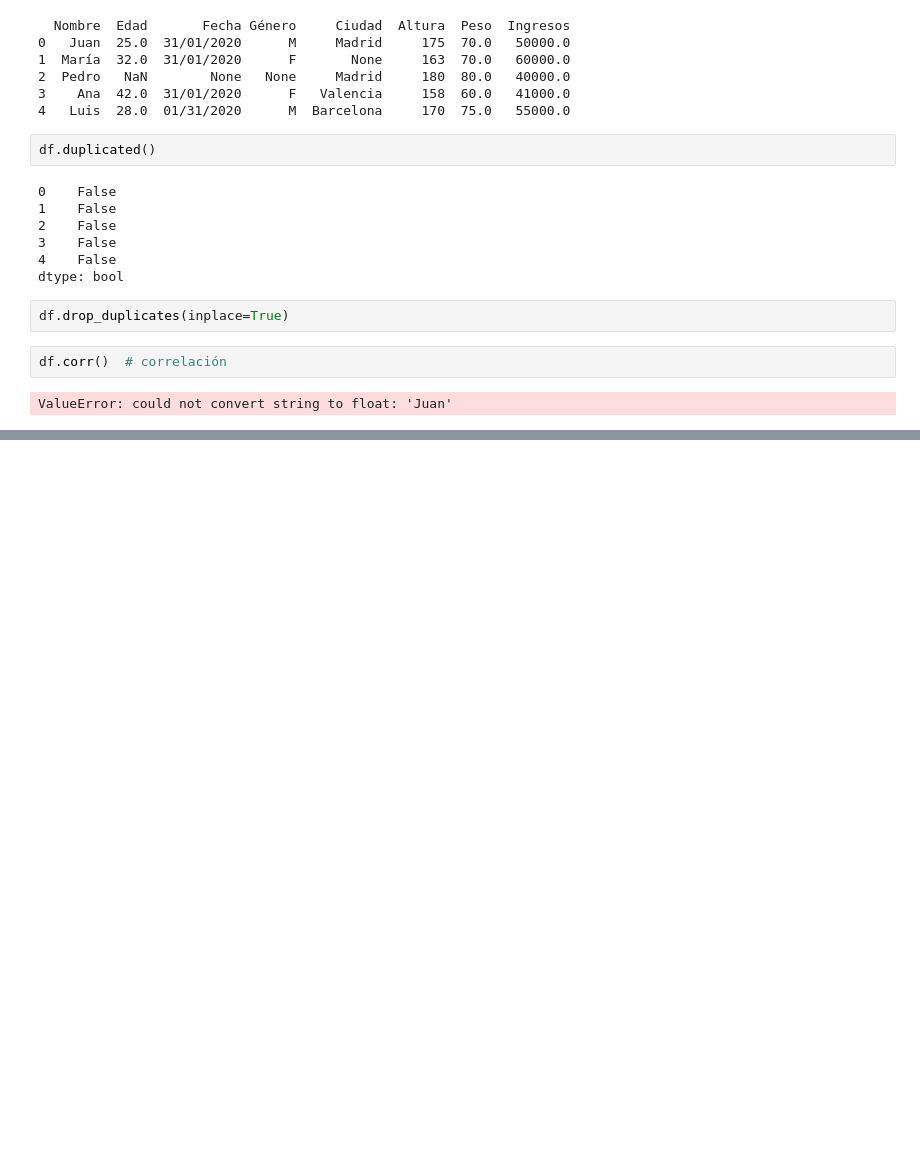
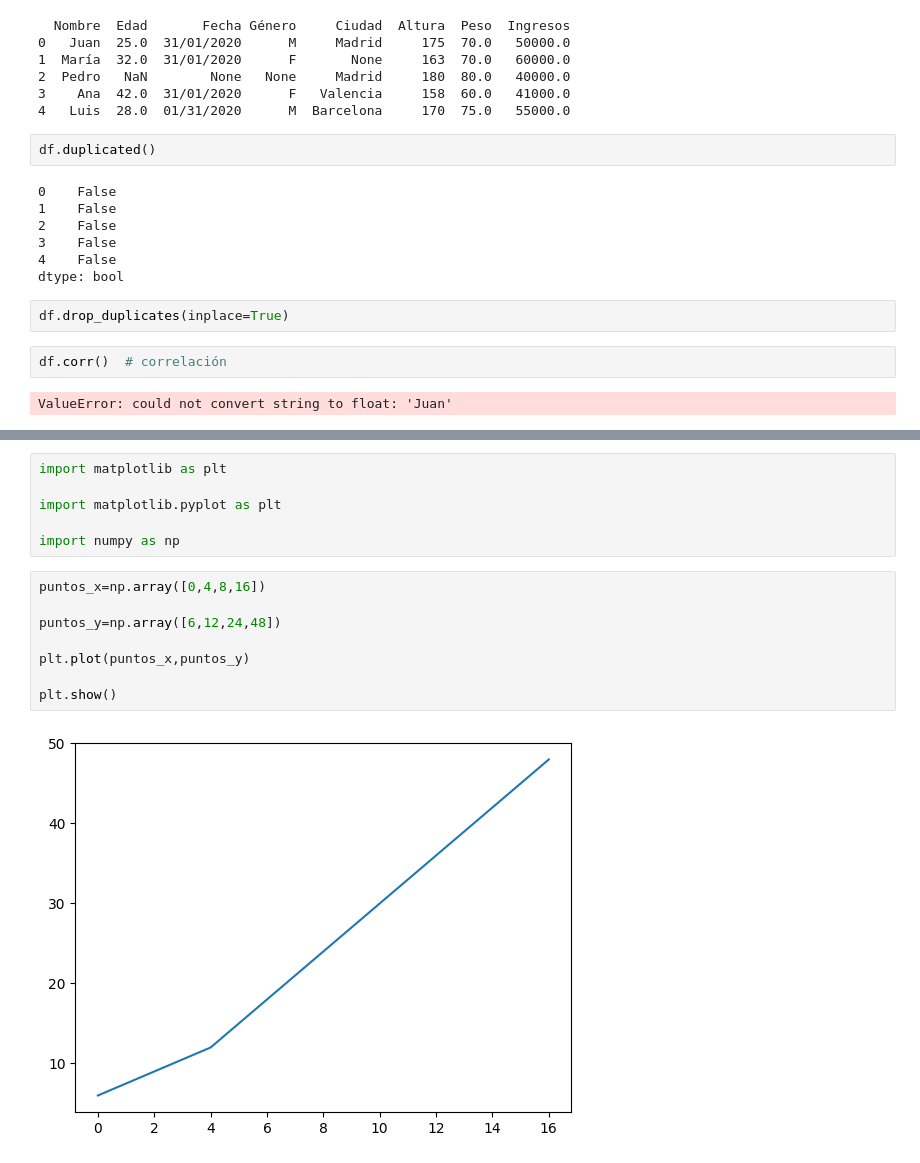
Before and after one commit to CarlosGal19/Curso-python, a Jupyter notebook: Simon/Clase 4 curso.ipynb, the cells around one changed output, grey strips where cells are left out. Drawn from its saved outputs; the diff is of its cells as text; blank space fills up the shorter version.

```diff
--- a/Simon/Clase 4 curso.ipynb
+++ b/Simon/Clase 4 curso.ipynb
@@ -379,0 +405,16 @@ ValueError: could not convert string to float: 'Juan'
+# %%
+import matplotlib as plt
+
+import matplotlib.pyplot as plt
+
+import numpy as np
+# %%
+puntos_x=np.array([0,4,8,16])
+
+puntos_y=np.array([6,12,24,48])
+
+plt.plot(puntos_x,puntos_y)
+
+plt.show()
+# %% [output]
+[figure, added]
```
Also changed, not shown: parts of 14 cells of this notebook.
